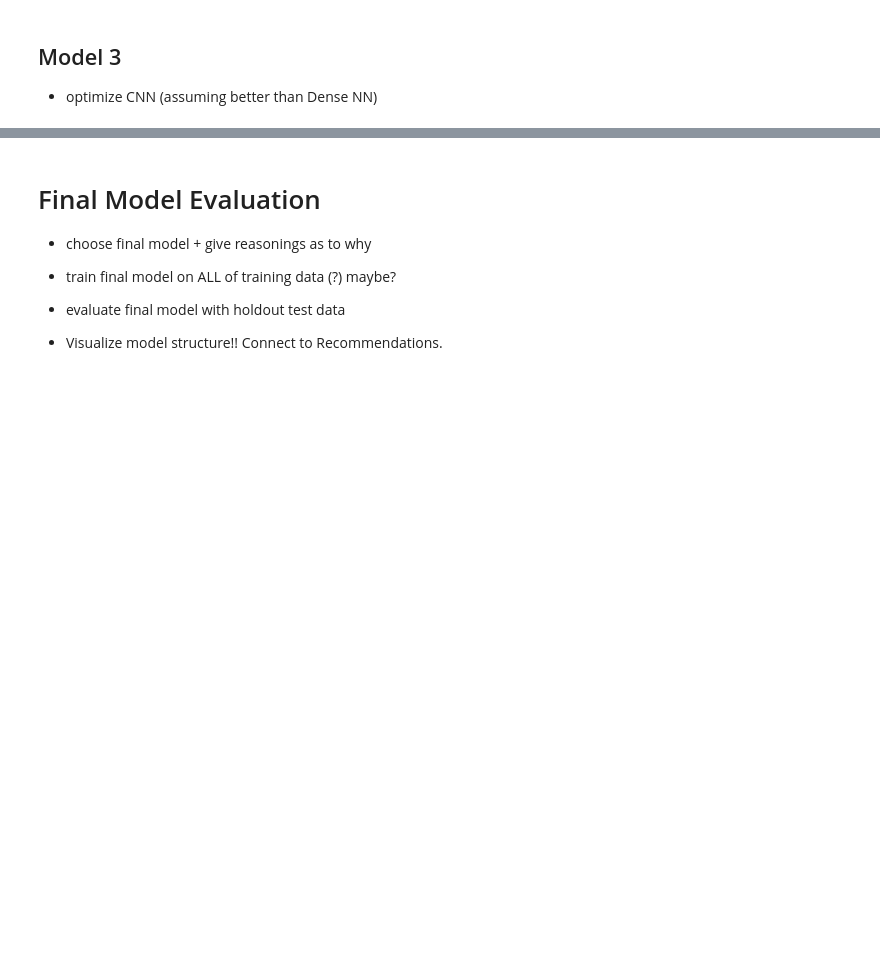
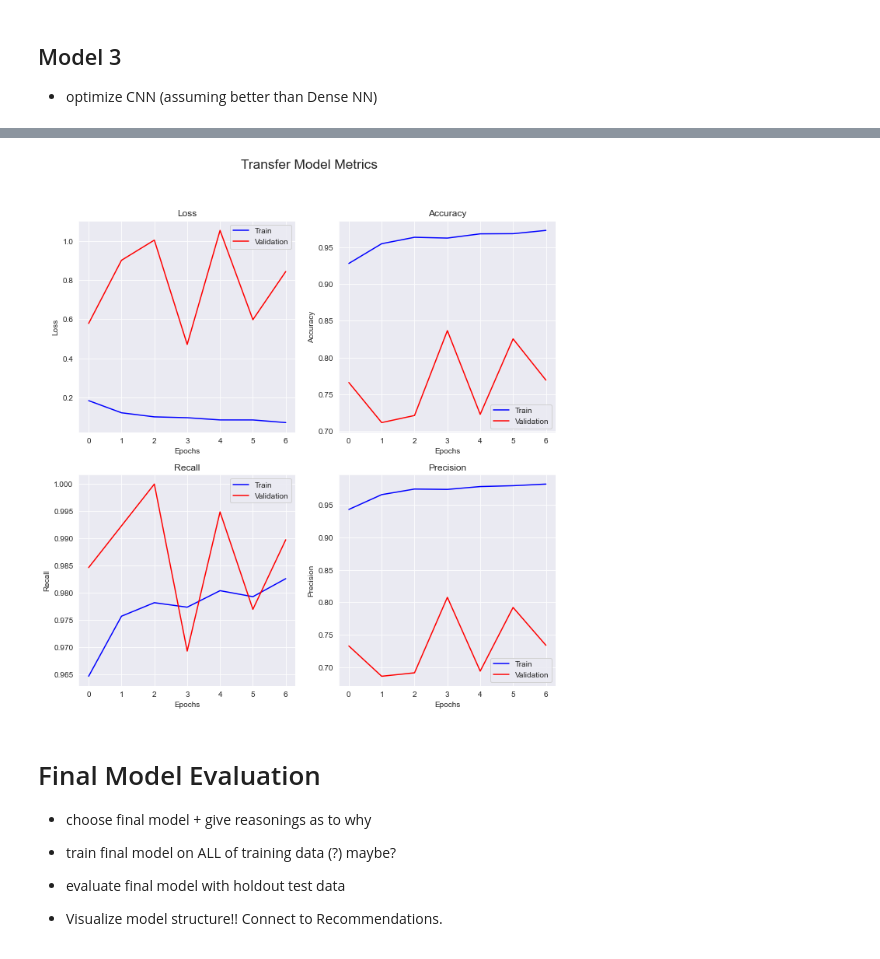
Before and after one commit to Bella3s/xray_image_classification, a Jupyter notebook: index.ipynb, the cells around one changed output, grey strips where cells are left out. Drawn from its saved outputs; the diff is of its cells as text; code cells hidden in the pictures; blank space fills up the shorter version.

```diff
--- a/index.ipynb
+++ b/index.ipynb
@@ -717,0 +759,8 @@ visualize_metrics(range(callback.stopped_epoch+1), train_metrics, val_metrics, '
+# %%
+#from tf.keras.applications import EfficientNetB3
+cnn_base = tf.keras.applications.VGG19(weights='imagenet',
+                         include_top=False,
+                         input_shape=(150,150,3),
+                         pooling='max')
+
+cnn_base.summary()
@@ -717,0 +785,9 @@ visualize_metrics(range(callback.stopped_epoch+1), train_metrics, val_metrics, '
+# %%
+transfer_model = Sequential()
+
+transfer_model.add(cnn_base)
+transfer_model.add(layers.Flatten())
+transfer_model.add(layers.Dense(132, activation='relu'))
+transfer_model.add(layers.Dense(1, activation='sigmoid'))
+
+transfer_model.summary()
@@ -717,0 +837,21 @@ visualize_metrics(range(callback.stopped_epoch+1), train_metrics, val_metrics, '
+# %%
+start_time = time.time()
+
+# Comiple Model
+transfer_model.compile(loss='binary_crossentropy',
+           optimizer='adam',
+           metrics=['accuracy', tf.keras.metrics.Recall(), tf.keras.metrics.Precision()])
+
+# Add an Early Stopping
+callback = keras.callbacks.EarlyStopping(monitor='val_accuracy',
+                             patience=3)
+
+# Train Model
+transfer_model_history = transfer_model.fit(train_generator,
+                     epochs=40,
+                     validation_data = val_generator,
+                     callbacks=[callback])
+
+end_time = time.time()
+execution_time = end_time - start_time
+print('Execution Time: {}'.format(round(execution_time),2))
@@ -718,3 +874,8 @@ visualize_metrics(range(callback.stopped_epoch+1), train_metrics, val_metrics, '
+# %%
+train_metrics, val_metrics = create_metric_lists(transfer_model_history)
+visualize_metrics(range(callback.stopped_epoch+1), train_metrics, val_metrics, 'Transfer Model')
+# %% [output]
+[figure, added]
 # %% [markdown]
 # Final Model Evaluation
 
```
Also changed, not shown: parts of 24 cells of this notebook.
